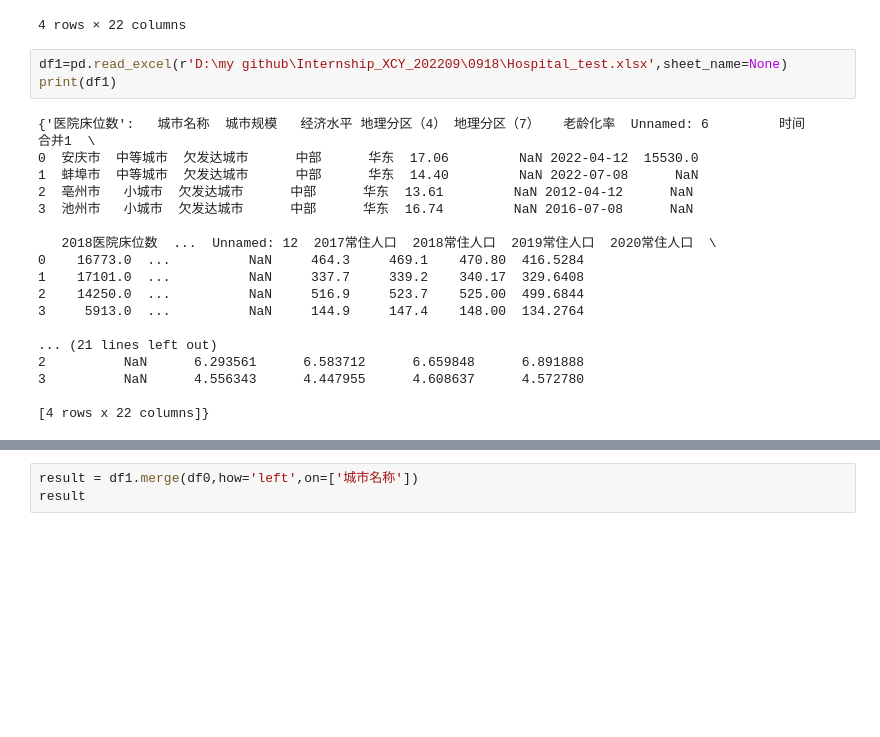
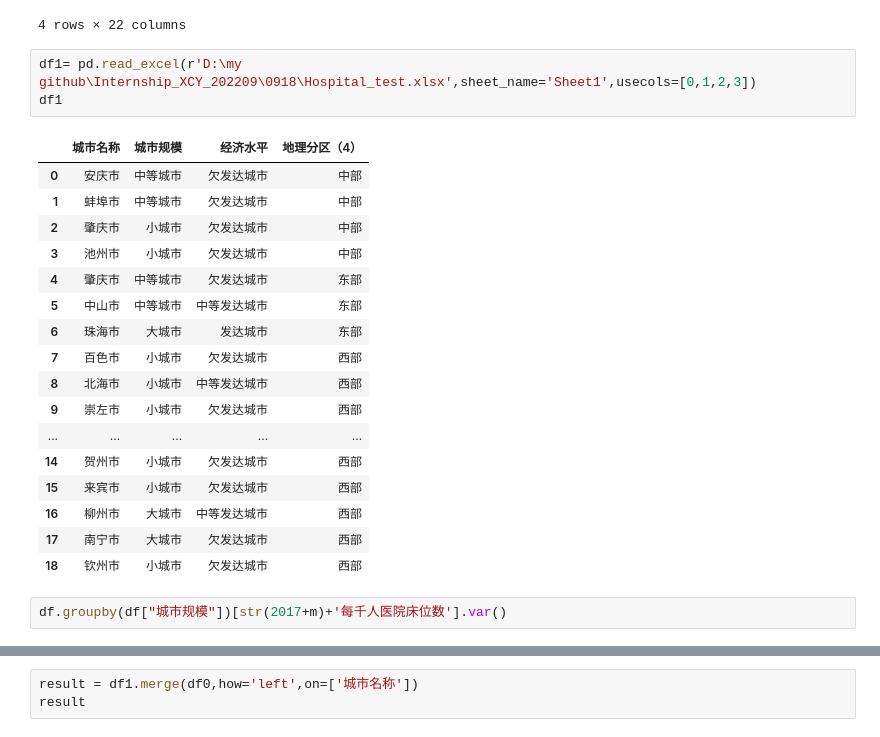
Before and after one commit to SiyiQi000/Internship_XCY_202209, a Jupyter notebook: 0918/test.ipynb, the cells around one changed output, grey strips where cells are left out. Drawn from its saved outputs; the diff is of its cells as text; blank space fills up the shorter version.

```diff
--- a/0918/test.ipynb
+++ b/0918/test.ipynb
@@ -51,23 +58,25 @@ alldata2
 | 2 | 龙岩市 | 小城市 | 中等发达城市 | 东部 | 华东 | 13.33 | NaN | NaN | 16615.0 | 17381.0 | ... |
 4 rows × 22 columns
 # %%
-df1=pd.read_excel(r'D:\my github\Internship_XCY_202209\0918\Hospital_test.xlsx',sheet_name=None)
-print(df1)
+df1= pd.read_excel(r'D:\my github\Internship_XCY_202209\0918\Hospital_test.xlsx',sheet_name='Sheet1',usecols=[0,1,2,3])
+df1
 # %% [output]
-{'医院床位数':   城市名称  城市规模   经济水平 地理分区（4） 地理分区（7）   老龄化率  Unnamed: 6         时间      合并1  \
-0  安庆市  中等城市  欠发达城市      中部      华东  17.06         NaN 2022-04-12  15530.0
-1  蚌埠市  中等城市  欠发达城市      中部      华东  14.40         NaN 2022-07-08      NaN
-2  亳州市   小城市  欠发达城市      中部      华东  13.61         NaN 2012-04-12      NaN
-3  池州市   小城市  欠发达城市      中部      华东  16.74         NaN 2016-07-08      NaN
-
-   2018医院床位数  ...  Unnamed: 12  2017常住人口  2018常住人口  2019常住人口  2020常住人口  \
-0    16773.0  ...          NaN     464.3     469.1    470.80  416.5284
-1    17101.0  ...          NaN     337.7     339.2    340.17  329.6408
-2    14250.0  ...          NaN     516.9     523.7    525.00  499.6844
-3     5913.0  ...          NaN     144.9     147.4    148.00  134.2764
-
-... (21 lines left out)
-2          NaN      6.293561      6.583712      6.659848      6.891888
-3          NaN      4.556343      4.447955      4.608637      4.572780
-
-[4 rows x 22 columns]}
+|  | 城市名称 | 城市规模 | 经济水平 | 地理分区（4） |
+| 0 | 安庆市 | 中等城市 | 欠发达城市 | 中部 |
+| 1 | 蚌埠市 | 中等城市 | 欠发达城市 | 中部 |
+| 2 | 肇庆市 | 小城市 | 欠发达城市 | 中部 |
+| 3 | 池州市 | 小城市 | 欠发达城市 | 中部 |
+| 4 | 肇庆市 | 中等城市 | 欠发达城市 | 东部 |
+| 5 | 中山市 | 中等城市 | 中等发达城市 | 东部 |
+| 6 | 珠海市 | 大城市 | 发达城市 | 东部 |
+| 7 | 百色市 | 小城市 | 欠发达城市 | 西部 |
+| 8 | 北海市 | 小城市 | 中等发达城市 | 西部 |
+| 9 | 崇左市 | 小城市 | 欠发达城市 | 西部 |
+| ... | ... | ... | ... | ... |
+| 14 | 贺州市 | 小城市 | 欠发达城市 | 西部 |
+| 15 | 来宾市 | 小城市 | 欠发达城市 | 西部 |
+| 16 | 柳州市 | 大城市 | 中等发达城市 | 西部 |
+| 17 | 南宁市 | 大城市 | 欠发达城市 | 西部 |
+| 18 | 钦州市 | 小城市 | 欠发达城市 | 西部 |
+# %%
+df.groupby(df["城市规模"])[str(2017+m)+'每千人医院床位数'].var()
```
Also changed, not shown: parts of 6 cells of this notebook, 8 other files.
